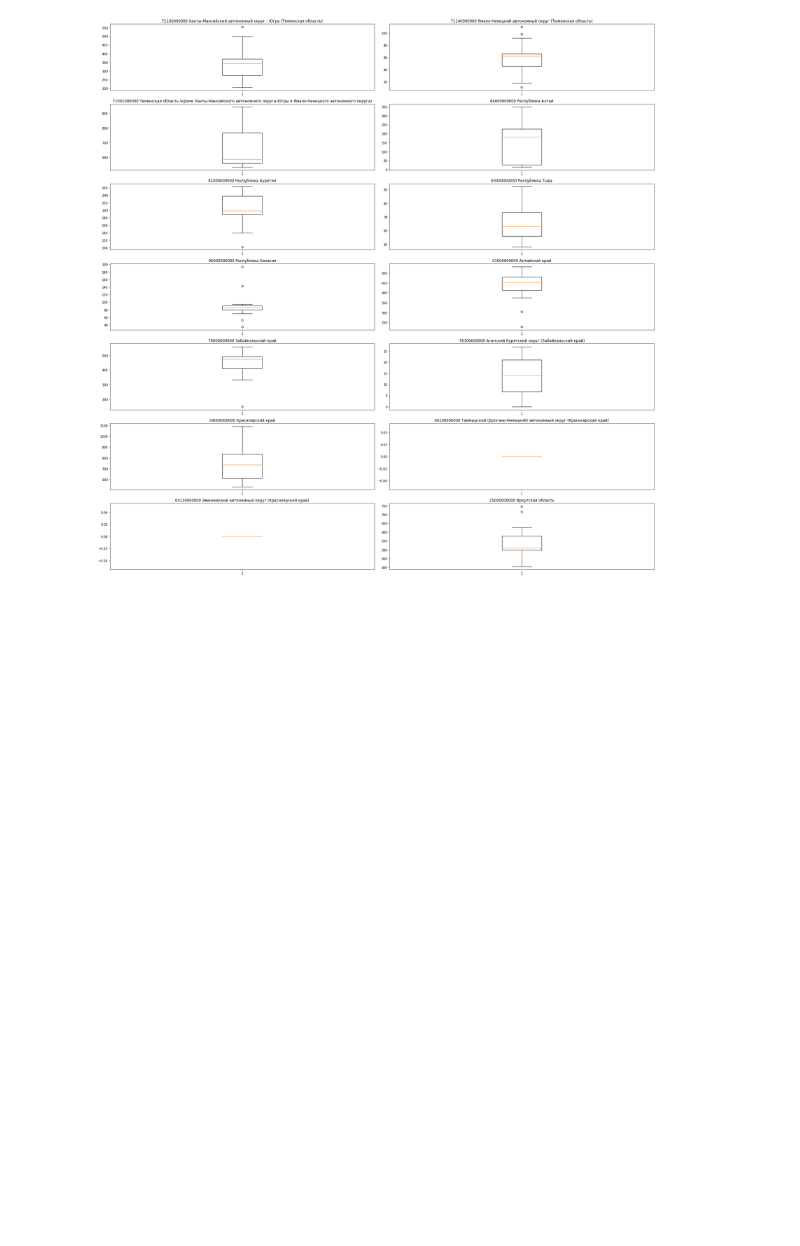
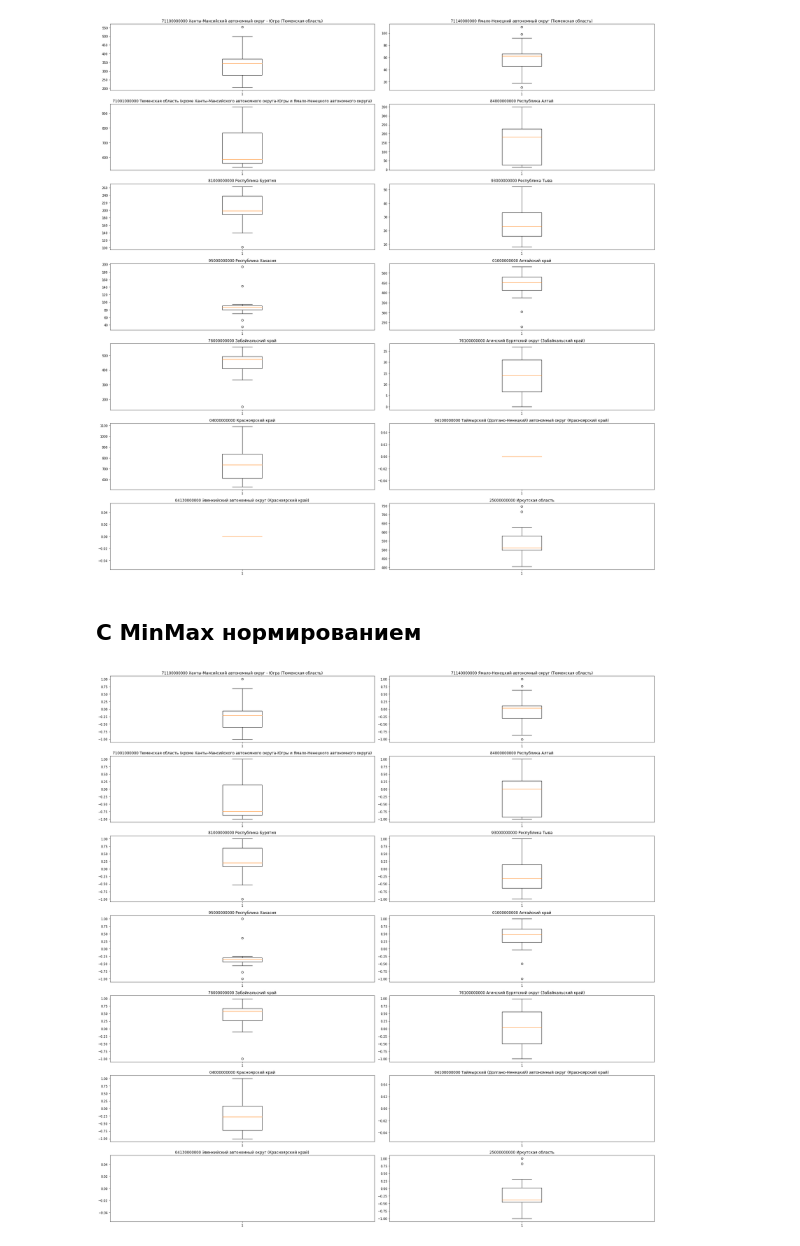
Before and after one commit to MikeTsvirkunov/trends-in-demand-for-personnel-of-industrial-enterprises, a Jupyter notebook: GRAPHICS/ESTIMATION_OF_PARAMS/Средняя численность работников, включая внешних совместителей.ipynb, the cells around one changed output. Cells and saved outputs as stored; diff of their text form; code cells hidden in the pictures; blank space fills up the shorter version.

Commit message:
BoxPlot

```diff
--- a/GRAPHICS/ESTIMATION_OF_PARAMS/Средняя численность работников, включая внешних совместителей.ipynb
+++ b/GRAPHICS/ESTIMATION_OF_PARAMS/Средняя численность работников, включая внешних совместителей.ipynb
@@ -33,3 +35,23 @@ for i in range(7):
         n += 1
 # %% [output]
 [figure]
+# %% [markdown]
+## С MinMax нормированием
+# %%
+a = -1
+b = 1
+data_normed_by_min_max = data.apply(lambda s: a + (s - s.min())/(s.max() - s.min()) * (b-a))
+# %%
+fig = plt.figure(tight_layout=True)
+fig.set_figheight(25)
+fig.set_figwidth(25)
+gs = gridspec.GridSpec(7, 2)
+n = 0
+for i in range(7):
+    for j in range(2):
+        ax = fig.add_subplot(gs[i, j])
+        ax.boxplot(data_normed_by_min_max[names[n]].dropna())
+        ax.set_title(names[n])
+        n += 1
+# %% [output]
+[figure, added]
```
Also changed, not shown: parts of 4 cells of this notebook, 8 other files.
